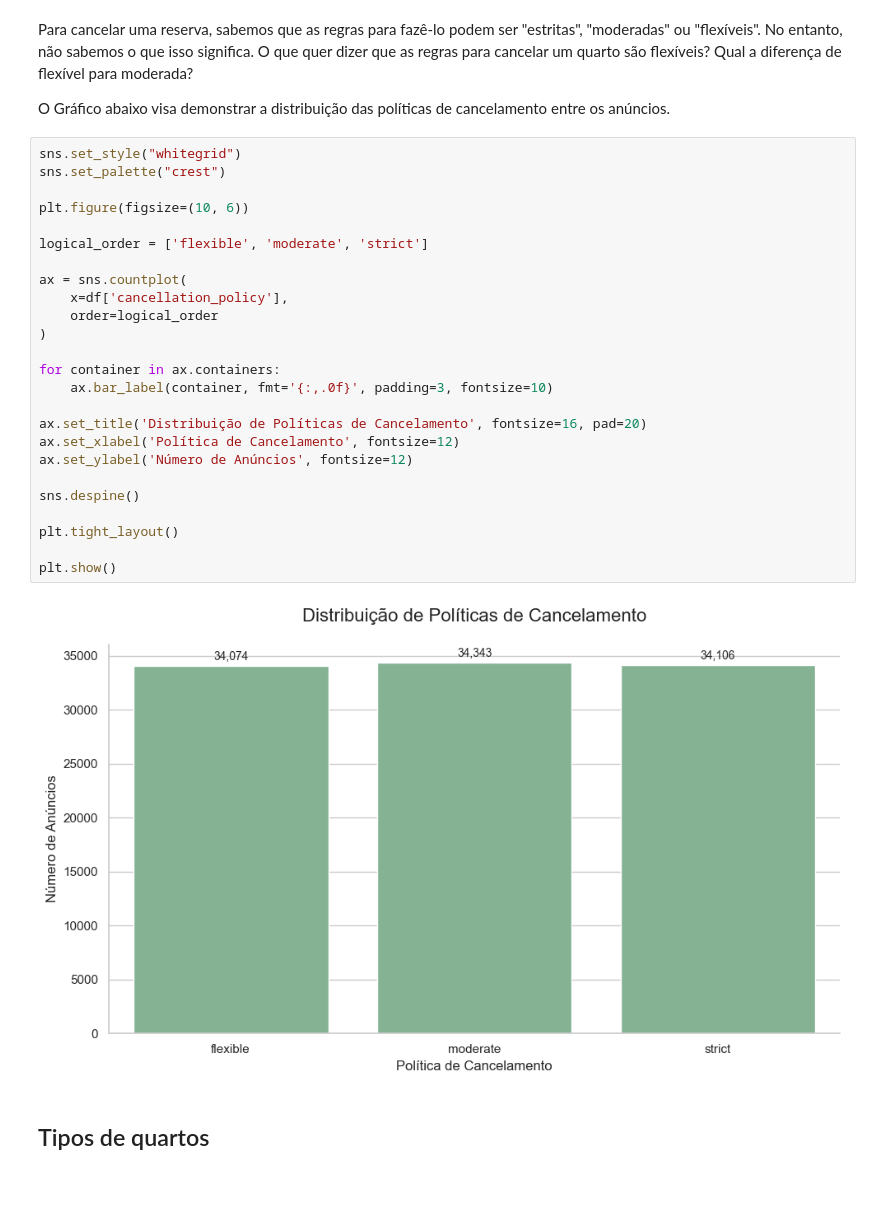
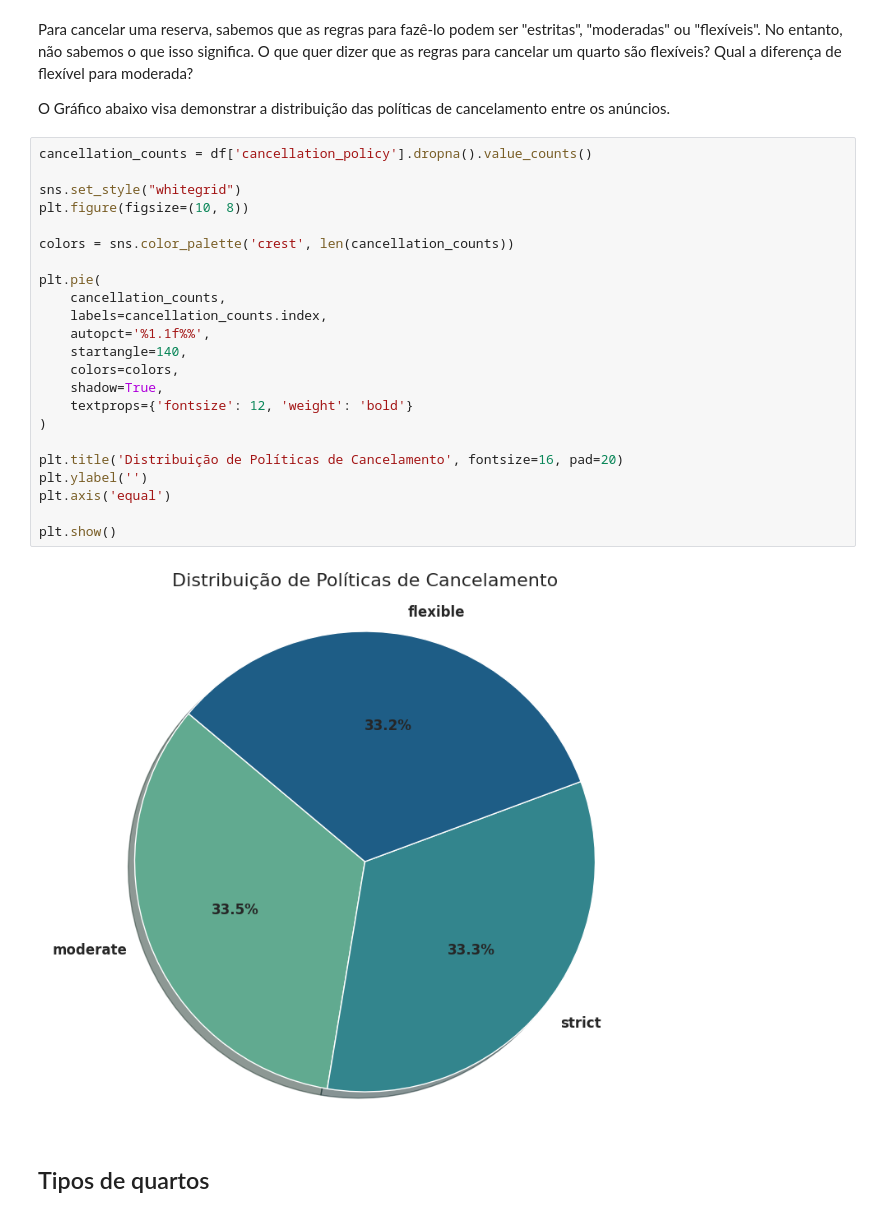
Before and after one commit to lucasqueiroz23/airbnb-data-analysis, a Jupyter notebook: raw/analytics.ipynb, the cells around one changed output. Saved outputs shown, nothing was run; the diff lists cells and outputs as text; blank space fills up the shorter version.

```diff
--- a/raw/analytics.ipynb
+++ b/raw/analytics.ipynb
@@ -331,32 +390,30 @@ Para cancelar uma reserva, sabemos que as regras para fazê-lo podem ser "estrit
 
 O Gráfico abaixo visa demonstrar a distribuição das políticas de cancelamento entre os anúncios.
 # %%
+cancellation_counts = df['cancellation_policy'].dropna().value_counts()
+
 sns.set_style("whitegrid")
-sns.set_palette("crest")
+plt.figure(figsize=(10, 8))
 
-plt.figure(figsize=(10, 6))
+colors = sns.color_palette('crest', len(cancellation_counts))
 
-logical_order = ['flexible', 'moderate', 'strict']
-
-ax = sns.countplot(
-    x=df['cancellation_policy'],
-    order=logical_order
+plt.pie(
+    cancellation_counts,
+    labels=cancellation_counts.index,
+    autopct='%1.1f%%',
+    startangle=140,
+    colors=colors,
+    shadow=True,
+    textprops={'fontsize': 12, 'weight': 'bold'}
 )
 
-for container in ax.containers:
-    ax.bar_label(container, fmt='{:,.0f}', padding=3, fontsize=10)
-
-ax.set_title('Distribuição de Políticas de Cancelamento', fontsize=16, pad=20)
-ax.set_xlabel('Política de Cancelamento', fontsize=12)
-ax.set_ylabel('Número de Anúncios', fontsize=12)
-
-sns.despine()
-
-plt.tight_layout()
+plt.title('Distribuição de Políticas de Cancelamento', fontsize=16, pad=20)
+plt.ylabel('')
+plt.axis('equal')
 
 plt.show()
 # %% [output]
-[figure, old version]
+[figure, new version]
 # %% [markdown]
 ## Tipos de quartos
 # %%
```
Also changed, not shown: parts of 8 cells of this notebook.
